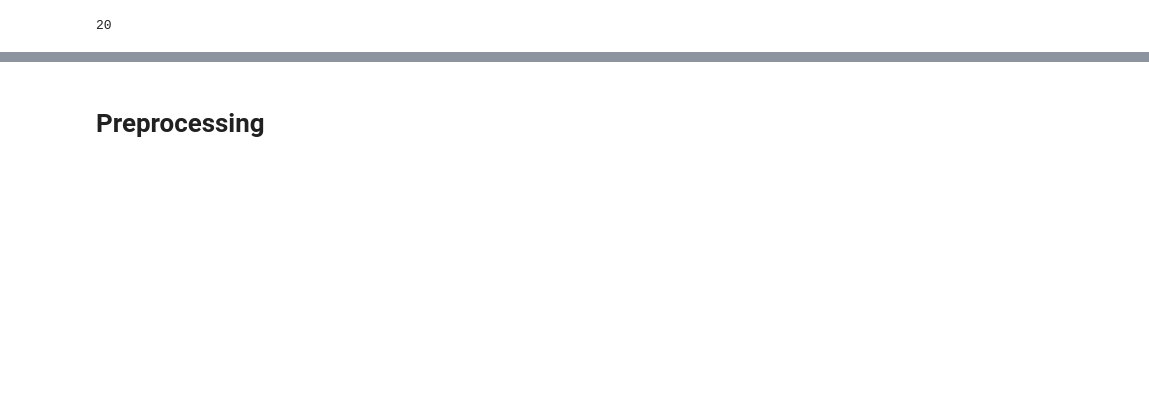
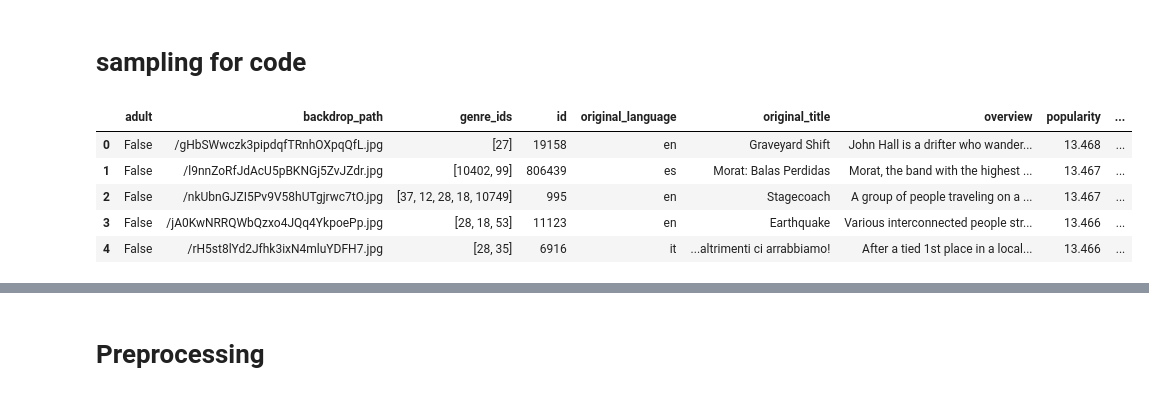
Before and after one commit to YounSooKimTech/NLP_teamproject, a Jupyter notebook: IMDB_dataset.ipynb, the cells around one changed output, grey strips where cells are left out. Saved outputs shown, nothing was run; the diff lists cells and outputs as text; code cells hidden in the pictures; blank space fills up the shorter version.

```diff
--- a/IMDB_dataset.ipynb
+++ b/IMDB_dataset.ipynb
@@ -14,9 +12,20 @@ api_key = "50b3d92df451f49698a9387ad0edf464" # get TMDB API key
 # %%
-response = requests.get('https://api.themoviedb.org/3/discover/movie?api_key=' +  api_key )
+# get first page data
+api_key = "50b3d92df451f49698a9387ad0edf464" # get TMDB API key
+response = requests.get('https://api.themoviedb.org/3/discover/movie?api_key=' +  api_key + '&language=en-US'+'&page='+str(1))
+# %% [markdown]
+# sampling for code
 # %%
 films = response.json()
 films = films['results']
+# create data frame for first page
 films = pd.DataFrame(films)
-len(films)
+
+films.head()
 # %% [output]
-20
+|  | adult | backdrop_path | genre_ids | id | original_language | original_title | overview | popularity | ... |
+| 0 | False | /gHbSWwczk3pipdqfTRnhOXpqQfL.jpg | [27] | 19158 | en | Graveyard Shift | John Hall is a drifter who wander... | 13.468 | ... |
+| 1 | False | /l9nnZoRfJdAcU5pBKNGj5ZvJZdr.jpg | [10402, 99] | 806439 | es | Morat: Balas Perdidas | Morat, the band with the highest ... | 13.467 | ... |
+| 2 | False | /nkUbnGJZI5Pv9V58hUTgjrwc7tO.jpg | [37, 12, 28, 18, 10749] | 995 | en | Stagecoach | A group of people traveling on a ... | 13.467 | ... |
+| 3 | False | /jA0KwNRRQWbQzxo4JQq4YkpoePp.jpg | [28, 18, 53] | 11123 | en | Earthquake | Various interconnected people str... | 13.466 | ... |
+| 4 | False | /rH5st8lYd2Jfhk3ixN4mluYDFH7.jpg | [28, 35] | 6916 | it | ...altrimenti ci arrabbiamo! | After a tied 1st place in a local... | 13.466 | ... |
```
Also changed, not shown: parts of 12 cells of this notebook.
